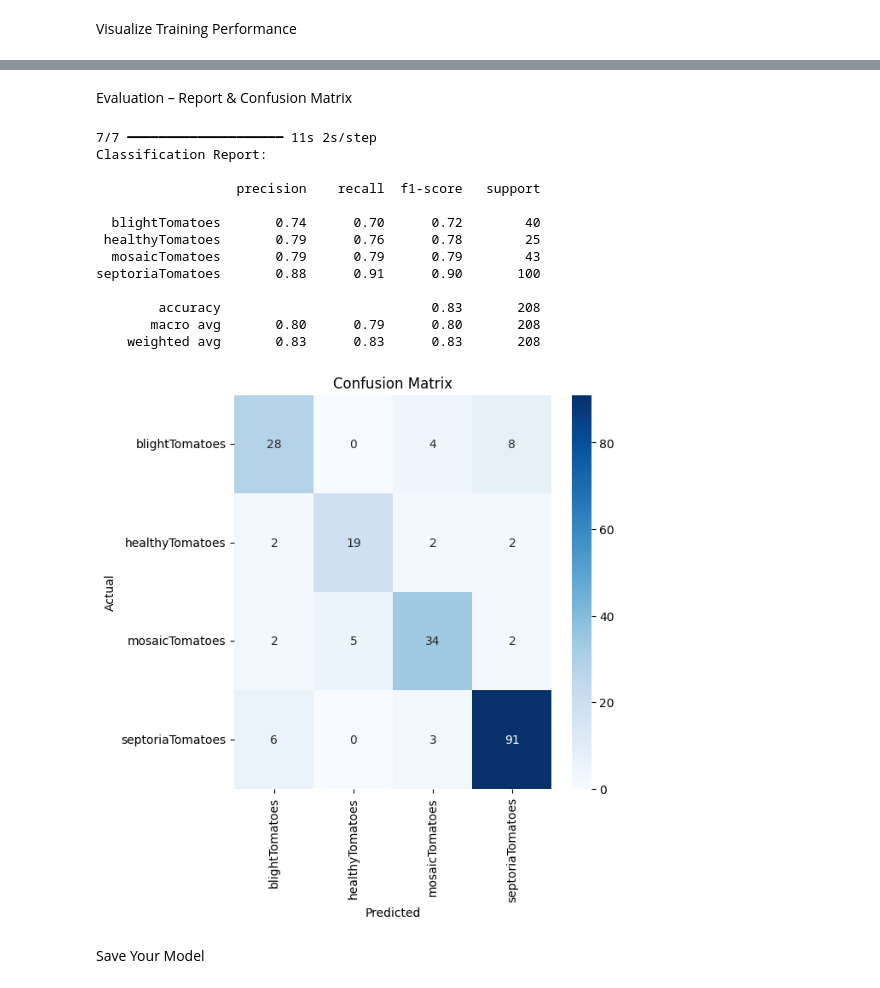
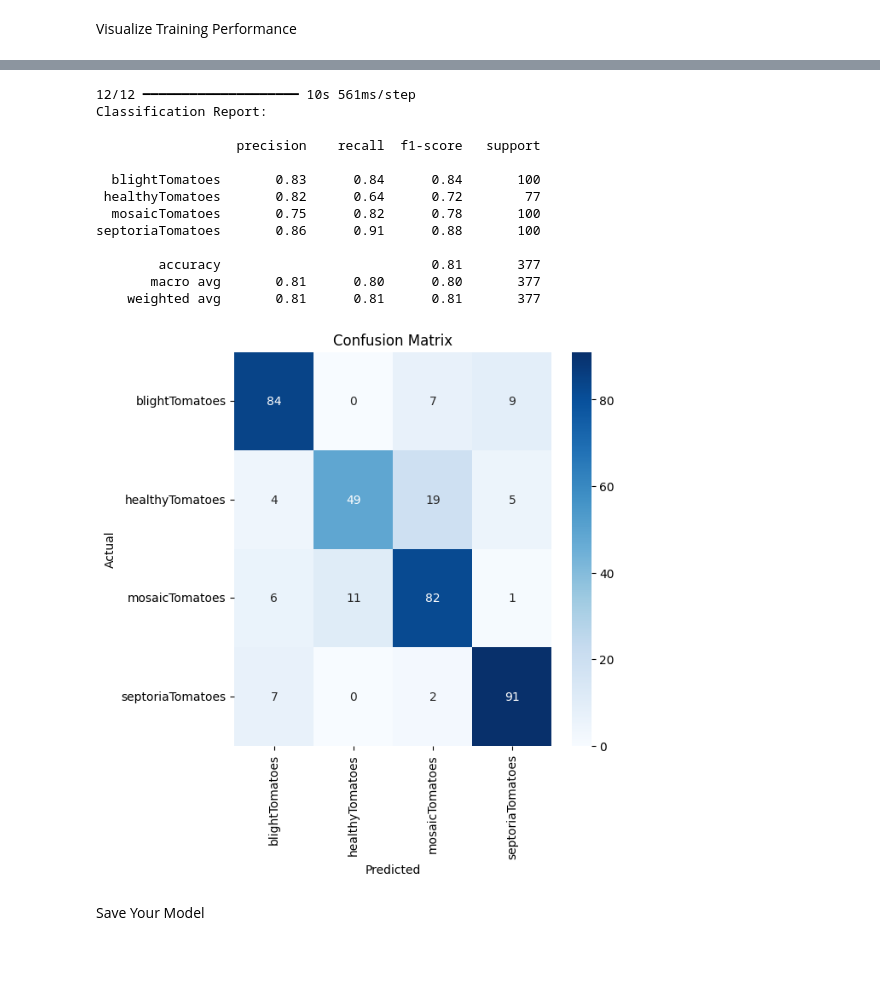
Before and after one commit to roggersanguzu/tomato-disease-detector, a Jupyter notebook: AI_Based_Tomato_Health_Monitoring_For_Farmers.ipynb, the cells around one changed output, grey strips where cells are left out. Cells and saved outputs as stored; diff of their text form; code cells hidden in the pictures; blank space fills up the shorter version.

Commit message:
tomato disease Detector

```diff
--- a/AI_Based_Tomato_Health_Monitoring_For_Farmers.ipynb
+++ b/AI_Based_Tomato_Health_Monitoring_For_Farmers.ipynb
@@ -27,3 +62,13 @@ class_folders = ['blightTomatoes', 'healthyTomatoes', 'mosaicTomatoes', 'saptori
+# %%
+import shutil
+
+shutil.rmtree('/content/sample_data/Tomato/Tomato Health', ignore_errors=True)
+
+!unzip -qo Tomato.zip -d /content/sample_data/Tomato
+
+base_dir = "/content/sample_data/Tomato/Tomato Health"
+
+class_folders = ['blightTomatoes', 'healthyTomatoes', 'mosaicTomatoes', 'septoriaTomatoes']
 # %% [markdown]
  Check for Corrupt Images
 # %%
@@ -58,6 +103,7 @@ Data Augmentation & Split (80/20)
 img_size = 224
 batch_size = 32
 
+# Augment and normalize the data
 datagen = ImageDataGenerator(
     rescale=1./255,
     validation_split=0.2,
@@ -66,21 +112,25 @@ datagen = ImageDataGenerator(
     horizontal_flip=True
 )
 
+# Training percentage (80%)
 train_generator = datagen.flow_from_directory(
     base_dir,
     target_size=(img_size, img_size),
     batch_size=batch_size,
     class_mode='categorical',
     subset='training',
-    shuffle=True
+    shuffle=True,
+    classes=class_folders # Specify the class folders
 )
 
+# Validation percentage (20%)
 val_generator = datagen.flow_from_directory(
     base_dir,
     target_size=(img_size, img_size),
     batch_size=batch_size,
     class_mode='categorical',
     subset='validation',
-    shuffle=False
+    shuffle=False,
+    classes=class_folders # Specify the class folders
 )
 # %% [output]
@@ -138,14 +208,15 @@ Model: "functional_2"
 # %% [markdown]
 Train the Model with Checkpoints
 # %%
+# Setup callbacks
 checkpoint = ModelCheckpoint('best_model.h5', monitor='val_accuracy', save_best_only=True, verbose=1)
 early_stop = EarlyStopping(monitor='val_accuracy', patience=5, restore_best_weights=True)
 
+# Train the model
 history = model.fit(
     train_generator,
     validation_data=val_generator,
-    epochs=25,
-    class_weight=class_weights,
+    epochs=50,
     callbacks=[checkpoint, early_stop]
 )
 # %% [output]
@@ -229,38 +281,45 @@ plot_history(history)
-# %% [markdown]
-Evaluation – Report & Confusion Matrix
 # %%
+from sklearn.metrics import classification_report, confusion_matrix
+import numpy as np
+import seaborn as sns
+import matplotlib.pyplot as plt
+
 val_generator.reset()
 predictions = model.predict(val_generator)
 y_pred = np.argmax(predictions, axis=1)
 y_true = val_generator.classes
-class_labels = list(val_generator.class_indices.keys())
+
+# Get actual classes present in y_true
+unique_classes = np.unique(y_true)
+class_labels = [k for k, v in val_generator.class_indices.items() if v in unique_classes]
 
 print("Classification Report:\n")
 print(classification_report(y_true, y_pred, target_names=class_labels))
 
 # Confusion Matrix
 cm = confusion_matrix(y_true, y_pred)
 plt.figure(figsize=(6, 6))
-sns.heatmap(cm, annot=True, fmt='d', cmap='Blues', xticklabels=class_labels, yticklabels=class_labels)
+sns.heatmap(cm, annot=True, fmt='d', cmap='Blues',
+            xticklabels=class_labels, yticklabels=class_labels)
 plt.title('Confusion Matrix')
 plt.xlabel('Predicted')
 plt.ylabel('Actual')
 plt.show()
 # %% [output]
-7/7 ━━━━━━━━━━━━━━━━━━━━ 11s 2s/step
+12/12 ━━━━━━━━━━━━━━━━━━━━ 10s 561ms/step
 Classification Report:
 
                   precision    recall  f1-score   support
 
-  blightTomatoes       0.74      0.70      0.72        40
- healthyTomatoes       0.79      0.76      0.78        25
-  mosaicTomatoes       0.79      0.79      0.79        43
-septoriaTomatoes       0.88      0.91      0.90       100
+  blightTomatoes       0.83      0.84      0.84       100
+ healthyTomatoes       0.82      0.64      0.72        77
+  mosaicTomatoes       0.75      0.82      0.78       100
+septoriaTomatoes       0.86      0.91      0.88       100
 
-        accuracy                           0.83       208
-       macro avg       0.80      0.79      0.80       208
-    weighted avg       0.83      0.83      0.83       208
+        accuracy                           0.81       377
+       macro avg       0.81      0.80      0.80       377
+    weighted avg       0.81      0.81      0.81       377
-[figure, old version]
+[figure, new version]
 # %% [markdown]
 Save Your Model
 # %%
```
Also changed, not shown: parts of 22 cells of this notebook.
